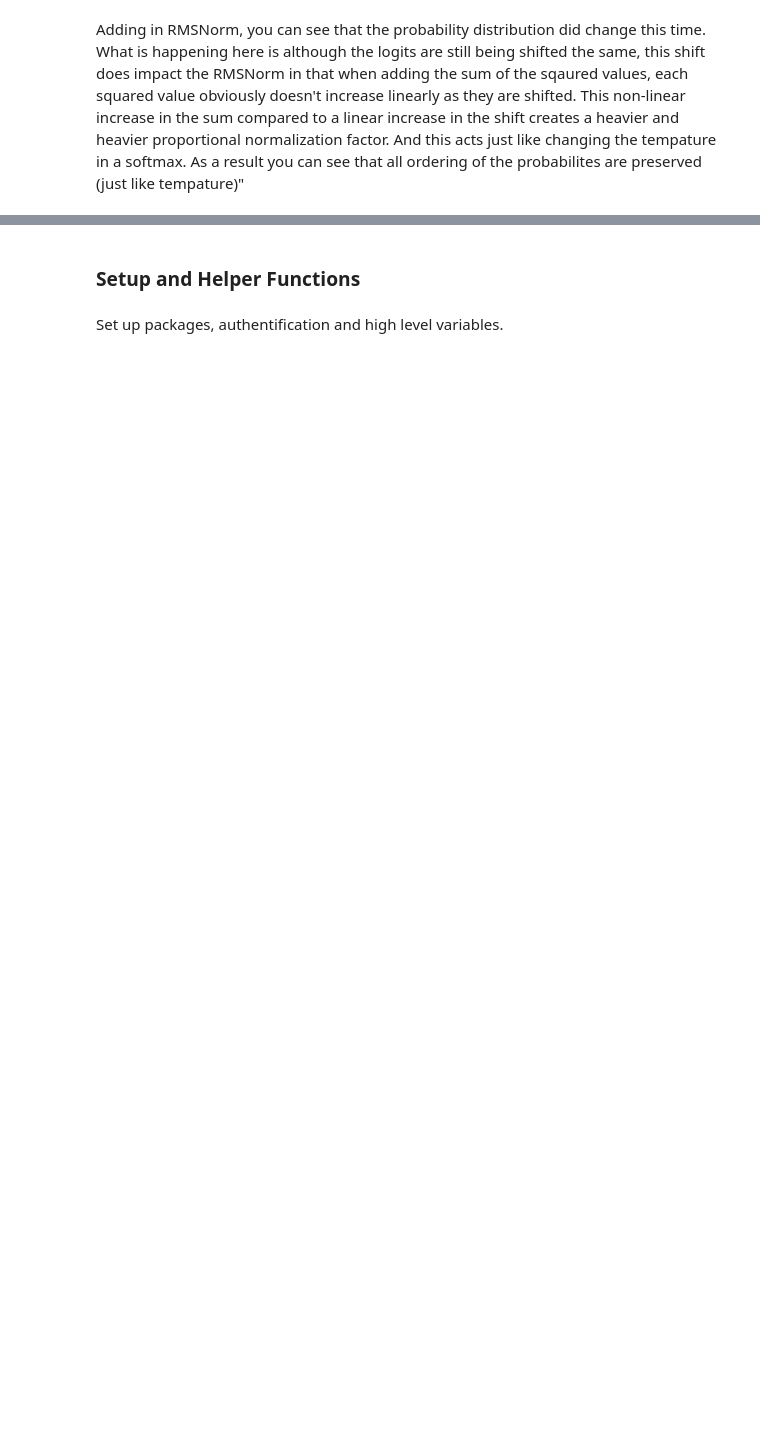
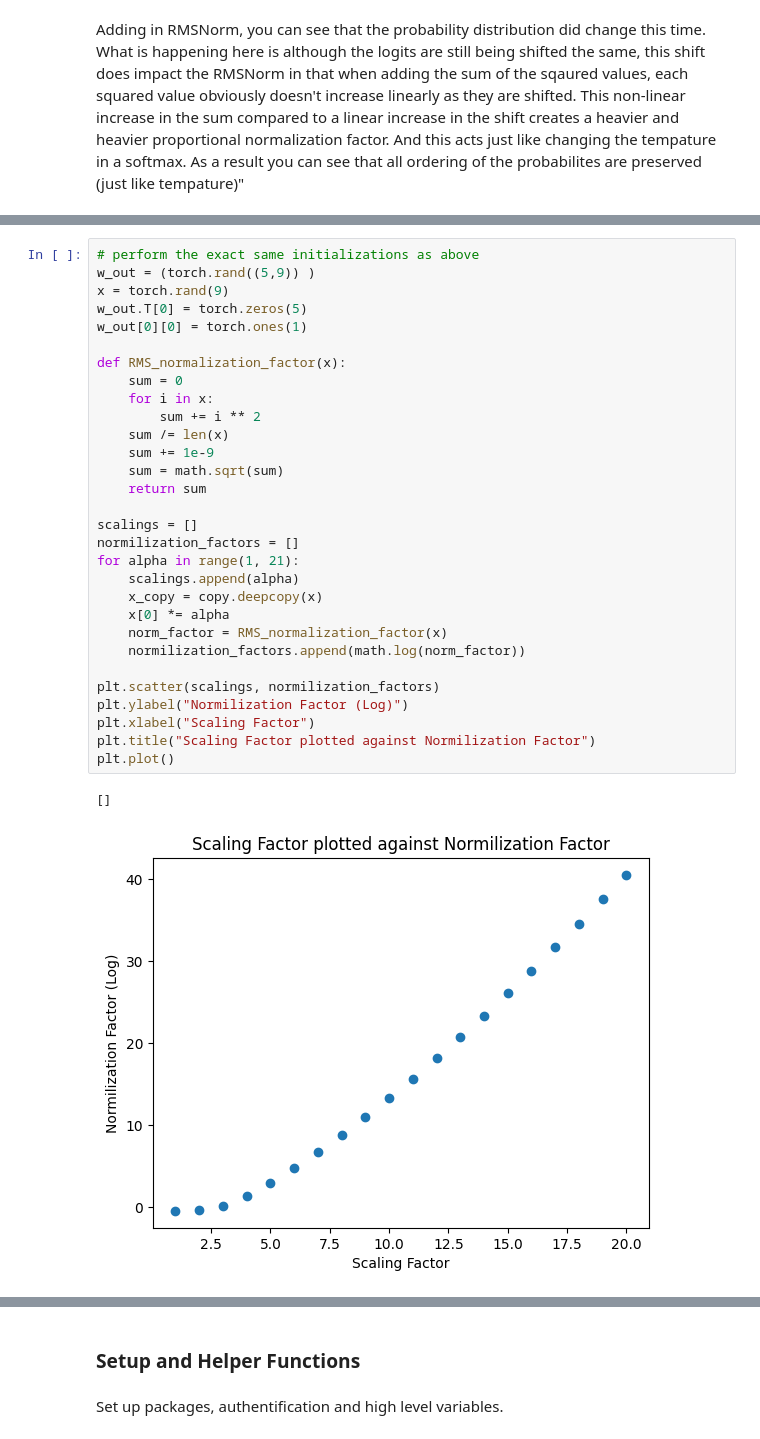
Before and after one commit to TroyDanielsProjects/Uncertainty-Aware-Error-Detection-and-Recovery, a Jupyter notebook: entropy_neurons.ipynb, the cells around one changed output, grey strips where cells are left out. Cells and saved outputs as stored; diff of their text form; blank space fills up the shorter version.

```diff
--- a/entropy_neurons.ipynb
+++ b/entropy_neurons.ipynb
@@ -216,0 +221,33 @@ indices=tensor([1, 3, 6, 0, 7]))
+# %%
+# perform the exact same initializations as above
+w_out = (torch.rand((5,9)) )
+x = torch.rand(9)
+w_out.T[0] = torch.zeros(5)
+w_out[0][0] = torch.ones(1)
+
+def RMS_normalization_factor(x):
+    sum = 0
+    for i in x:
+        sum += i ** 2
+    sum /= len(x)
+    sum += 1e-9
+    sum = math.sqrt(sum)
+    return sum
+
+scalings = []
+normilization_factors = []
+for alpha in range(1, 21):
+    scalings.append(alpha)
+    x_copy = copy.deepcopy(x)
+    x[0] *= alpha
+    norm_factor = RMS_normalization_factor(x)
+    normilization_factors.append(math.log(norm_factor))
+
+plt.scatter(scalings, normilization_factors)
+plt.ylabel("Normilization Factor (Log)")
+plt.xlabel("Scaling Factor")
+plt.title("Scaling Factor plotted against Normilization Factor")
+plt.plot()
+# %% [output]
+[]
+[figure, added]
```
Also changed, not shown: parts of 41 cells of this notebook.
